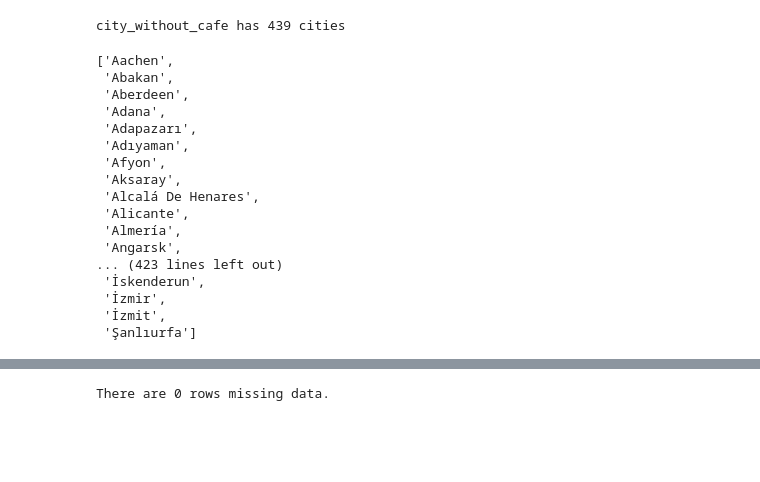
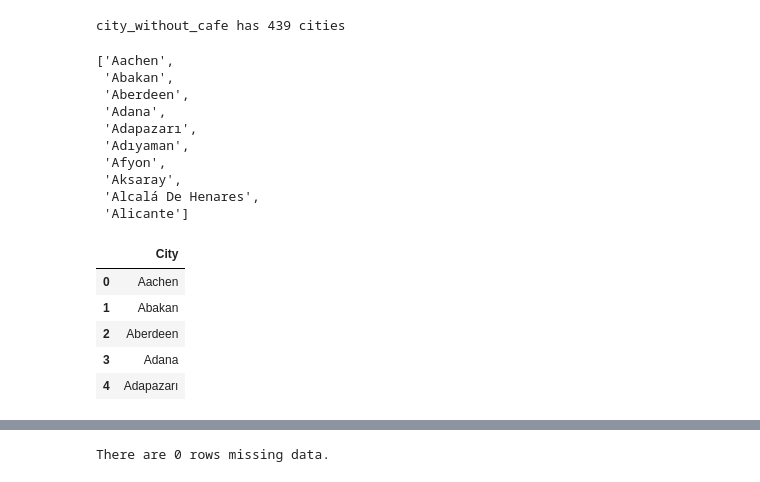
Before and after one commit to kossick/Coursera_Capstone, a Jupyter notebook: Non-cafe_cities.ipynb, the cells around one changed output, grey strips where cells are left out. Cells and saved outputs as stored; diff of their text form; code cells hidden in the pictures; blank space fills up the shorter version.

```diff
--- a/Non-cafe_cities.ipynb
+++ b/Non-cafe_cities.ipynb
@@ -81,7 +81,7 @@ print(f'\ncity_without_cafe has {len(city_without_cafe)} cities')
 # %% [output]
 city_without_cafe has 439 cities
 # %%
-city_without_cafe
+city_without_cafe[:10]
 # %% [output]
 ['Aachen',
  'Abakan',
@@ -92,16 +92,17 @@ city_without_cafe
  'Afyon',
  'Aksaray',
  'Alcalá De Henares',
- 'Alicante',
- 'Almería',
- 'Angarsk',
-... (423 lines left out)
- 'İskenderun',
- 'İzmir',
- 'İzmit',
- 'Şanlıurfa']
+ 'Alicante']
 # %%
-cwc_df = pd.DataFrame(city_without_cafe)
+cwc_df = pd.DataFrame(city_without_cafe, columns=['City'])
+cwc_df.head()
+# %% [output]
+|  | City |
+| 0 | Aachen |
+| 1 | Abakan |
+| 2 | Aberdeen |
+| 3 | Adana |
+| 4 | Adapazarı |
 # %%
 from geopy.geocoders import Nominatim
 geolocator = Nominatim(user_agent='bgc_finder')
```
Also changed, not shown: parts of 6 cells of this notebook, 4 other files.
